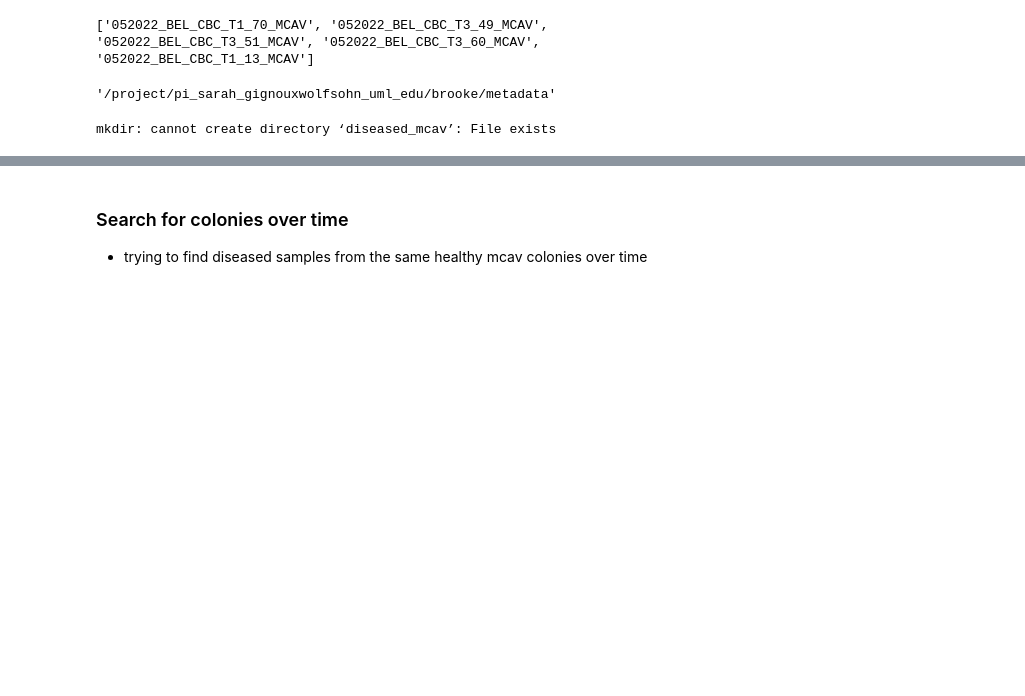
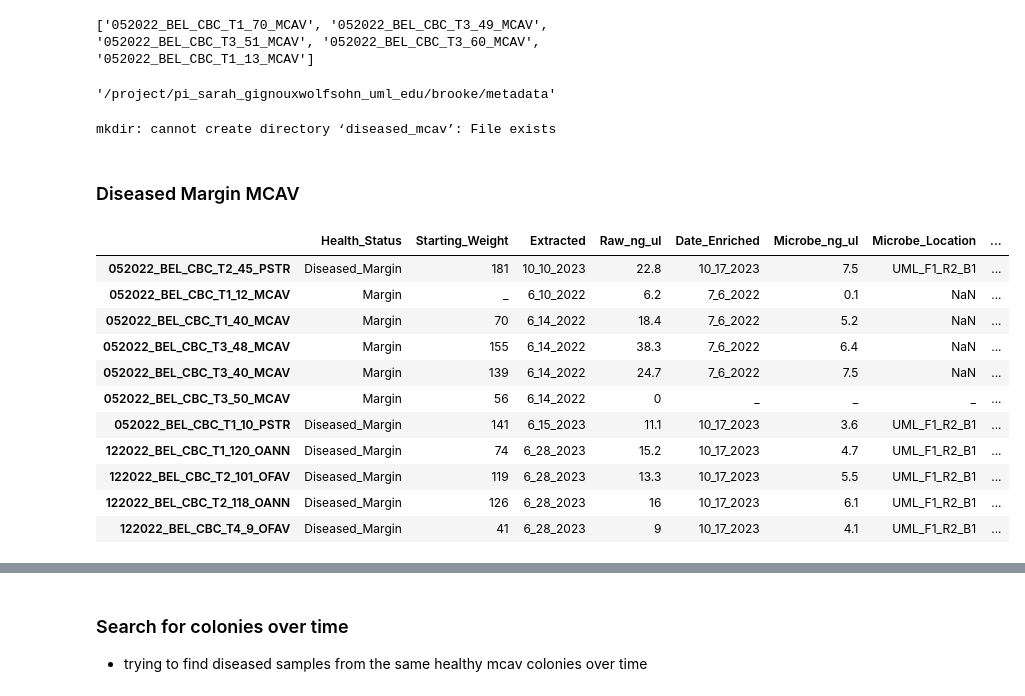
Before and after one commit to brookewicz/CBC_metagenomics, a Jupyter notebook: filtered_sample_lists.ipynb, the cells around one changed output, grey strips where cells are left out. Saved outputs shown, nothing was run; the diff lists cells and outputs as text; code cells hidden in the pictures; blank space fills up the shorter version.

```diff
--- a/filtered_sample_lists.ipynb
+++ b/filtered_sample_lists.ipynb
@@ -236,3 +234,22 @@ with open(file_name, 'w') as file:
         file.write(f"{sample_name}\n")
 # %%
 os.chdir('/project/pi_sarah_gignouxwolfsohn_uml_edu/brooke/metadata/')
+# %% [markdown]
+### Diseased Margin MCAV
+# %%
+margin_rows=sample_data['Health_Status '].str.contains('Margin')
+margin=sample_data[margin_rows]
+margin
+# %% [output]
+|  | Health_Status | Starting_Weight | Extracted | Raw_ng_ul | Date_Enriched | Microbe_ng_ul | Microbe_Location | ... |
+| 052022_BEL_CBC_T2_45_PSTR | Diseased_Margin | 181 | 10_10_2023 | 22.8 | 10_17_2023 | 7.5 | UML_F1_R2_B1 | ... |
+| 052022_BEL_CBC_T1_12_MCAV | Margin | _ | 6_10_2022 | 6.2 | 7_6_2022 | 0.1 | NaN | ... |
+| 052022_BEL_CBC_T1_40_MCAV | Margin | 70 | 6_14_2022 | 18.4 | 7_6_2022 | 5.2 | NaN | ... |
+| 052022_BEL_CBC_T3_48_MCAV | Margin | 155 | 6_14_2022 | 38.3 | 7_6_2022 | 6.4 | NaN | ... |
+| 052022_BEL_CBC_T3_40_MCAV | Margin | 139 | 6_14_2022 | 24.7 | 7_6_2022 | 7.5 | NaN | ... |
+| 052022_BEL_CBC_T3_50_MCAV | Margin | 56 | 6_14_2022 | 0 | _ | _ | _ | ... |
+| 052022_BEL_CBC_T1_10_PSTR | Diseased_Margin | 141 | 6_15_2023 | 11.1 | 10_17_2023 | 3.6 | UML_F1_R2_B1 | ... |
+| 122022_BEL_CBC_T1_120_OANN | Diseased_Margin | 74 | 6_28_2023 | 15.2 | 10_17_2023 | 4.7 | UML_F1_R2_B1 | ... |
+| 122022_BEL_CBC_T2_101_OFAV | Diseased_Margin | 119 | 6_28_2023 | 13.3 | 10_17_2023 | 5.5 | UML_F1_R2_B1 | ... |
+| 122022_BEL_CBC_T2_118_OANN | Diseased_Margin | 126 | 6_28_2023 | 16 | 10_17_2023 | 6.1 | UML_F1_R2_B1 | ... |
+| 122022_BEL_CBC_T4_9_OFAV | Diseased_Margin | 41 | 6_28_2023 | 9 | 10_17_2023 | 4.1 | UML_F1_R2_B1 | ... |
```
Also changed, not shown: parts of 24 cells of this notebook.
